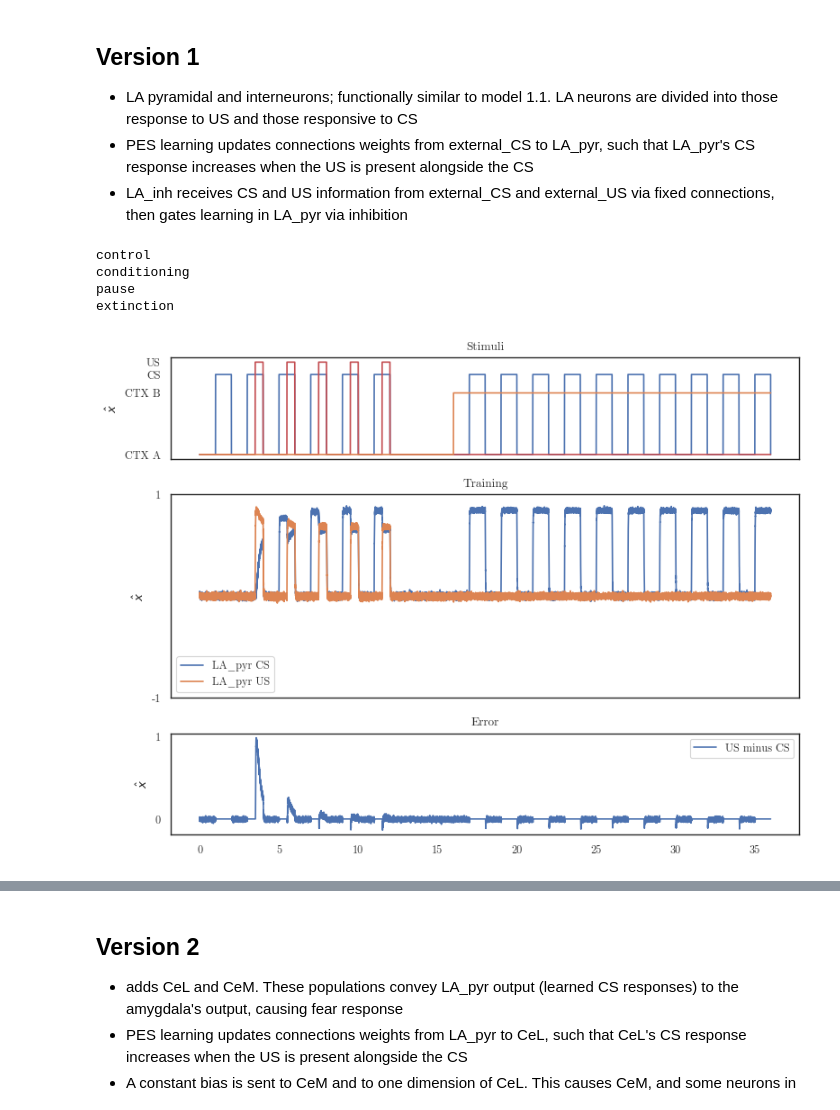
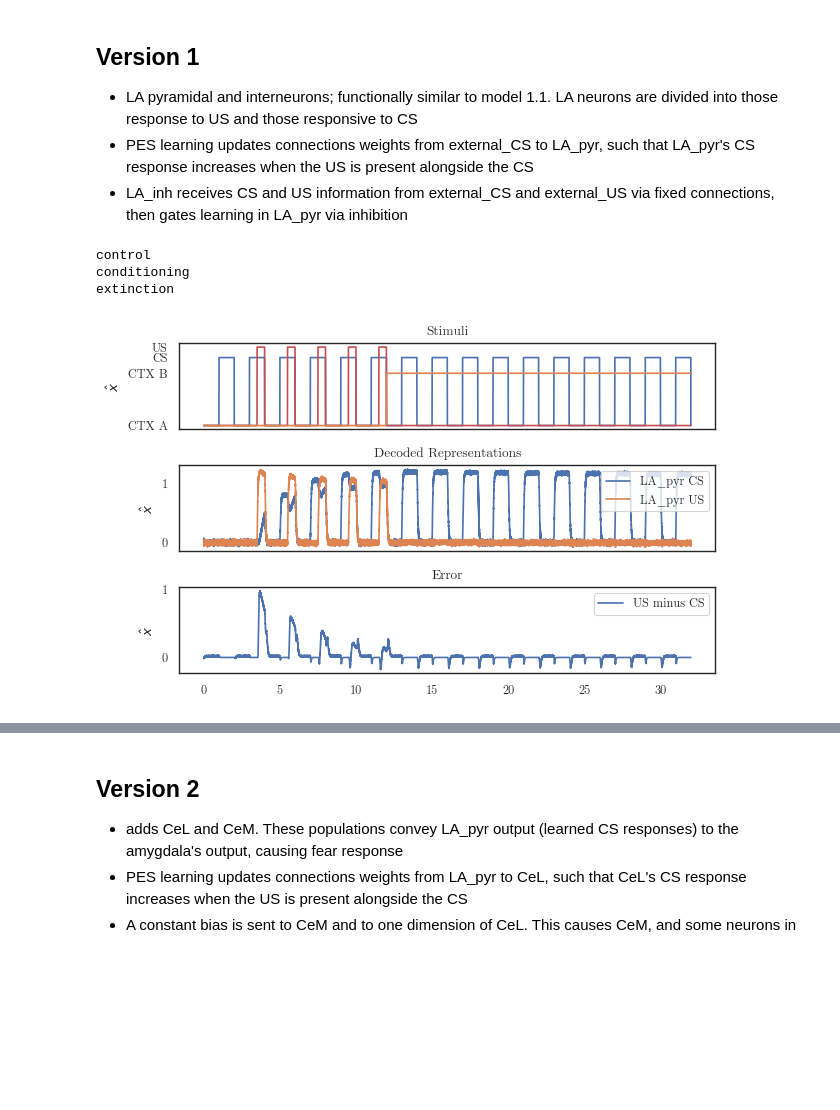
Before and after one commit to psipeter/amygdala, a Jupyter notebook: model2.ipynb, the cells around one changed output, grey strips where cells are left out. Cells and saved outputs as stored; diff of their text form; code cells hidden in the pictures; blank space fills up the shorter version.

```diff
--- a/model2.ipynb
+++ b/model2.ipynb
@@ -69,8 +69,9 @@ nCS = 1
 nCTX = 2
 intercept_CS = 0
 intercept_CTX = 0
-intercept_LA_pyr = -0.5
-lr = 1e-4  # learning_rate
+intercept_LA_pyr = -0.2
+lr = 5e-5
+
 rng = np.random.RandomState(seed=seed)
 sampler = ScatteredHypersphere(surface=True)
 
@@ -90,8 +91,8 @@ dInh = -3e0*np.ones((nNeurons, 1))
  - LA_inh receives CS and US information from external_CS and external_US via fixed connections, then gates learning in LA_pyr via inhibition
 # %%
 net = nengo.Network(seed=seed)
-net.config[nengo.Connection].synapse = 0.01
-net.config[nengo.Probe].synapse = 0.01
+net.config[nengo.Connection].synapse = 0.03
+net.config[nengo.Probe].synapse = 0.03
 
 with net:
     # inputs and outputs
@@ -103,20 +104,22 @@ with net:
     external_CS = nengo.Ensemble(dim_CS*nNeurons, dim_CS, intercepts=intercepts_CS, encoders=encoders_CS)
     external_US = nengo.Ensemble(nNeurons, 1)
     # amygdala ensembles
-    LA_pyr = nengo.Ensemble(2*nNeurons, 2, encoders=encoders_LA_pyr, intercepts=intercepts_LA_pyr)  # [CS, US]
-    LA_inh = nengo.Ensemble(2*nNeurons, 2)  # [CS, US]
+    LA_pyr = nengo.Ensemble(2*nNeurons, 2, radius=2, encoders=encoders_LA_pyr, intercepts=intercepts_LA_pyr)  # [CS, US]
+    LA_inh = nengo.Ensemble(2*nNeurons, 2, radius=2)  # [CS, US]
     # error ensembles
     error_LA = nengo.Ensemble(nNeurons, 1)
     # external connections
     nengo.Connection(CS, external_CS, synapse=None)
     nengo.Connection(US, external_US, synapse=None)
     nengo.Connection(external_CS, LA_inh[0], function=lambda x: np.sum(np.square(x)))  # any CS present
-    nengo.Connection(external_US, LA_inh[1])
     nengo.Connection(external_US, LA_pyr[1])
+    # internal connections
+    nengo.Connection(LA_pyr[1], LA_inh[1])
     # learned connections
     conditioning = nengo.Connection(external_CS, LA_pyr[0], function=lambda x: 0, learning_rule_type=nengo.PES(lr))
     # error connections
-    nengo.Connection(LA_pyr, error_LA, function=lambda x: x[1]-x[0])  # US - CS response
+    nengo.Connection(LA_pyr[0], error_LA, transform=-1)  # -CS response
+    nengo.Connection(LA_inh[1], error_LA, transform=+1)  # US
     # error gating
     nengo.Connection(LA_inh, error_LA.neurons, function=lambda x: x[0]-x[1], transform=dInh)  # inhibit if only CS present
     # error updating
@@ -143,12 +146,12 @@ with sim:
     inputs.US = 1
     for p in range(nCond):
         sim.run(2)
-    print("pause")
-    inputs.pause = True
-    inputs.CTX = np.zeros((dim_CTX))
-    inputs.US = 0
-    sim.run(4)
-    inputs.pause = False
+#     print("pause")
+#     inputs.pause = True
+#     inputs.CTX = np.zeros((dim_CTX))
+#     inputs.US = 0
+#     sim.run(4)
+#     inputs.pause = False
     print("extinction")
     inputs.CTX = inputs.CTXs[1]
     inputs.US = 0
@@ -157,29 +160,30 @@ with sim:
 # %% [output]
 control
 conditioning
-pause
 extinction
 # %%
 ctxA_idx = np.where(sim.data[pCTX]==inputs.CTXs[0])[0]
 ctxB_idx = np.where(sim.data[pCTX]==inputs.CTXs[1])[0]
 ctx_signal = np.zeros((sim.trange().shape[0]))
 ctx_signal[ctxB_idx] = 1
 
-fig, axes = plt.subplots(nrows=3, ncols=1, sharex=True, figsize=((8,6)), gridspec_kw={'height_ratios': [2,4,2]})
+fig, axes = plt.subplots(nrows=3, ncols=1, sharex=True, figsize=((6.38,4)), gridspec_kw={'height_ratios': [2,2,2]})
 axes[0].plot(sim.trange(), 1.3*np.linalg.norm(sim.data[pCS], ord=2, axis=1), label="CS present")
 axes[0].plot(sim.trange(), 1.5*sim.data[pUS], label="US", c='r')
 axes[0].plot(sim.trange(), ctx_signal, label="CTX")
 axes[0].set(yticks=((0,1,1.3,1.5)), yticklabels=(("CTX A","CTX B","CS","US")), ylabel=r"$\hat{x}$", title="Stimuli")
 axes[1].plot(sim.trange(), sim.data[pLA_pyr][:,0], label="LA_pyr CS")
 axes[1].plot(sim.trange(), sim.data[pLA_pyr][:,1], label="LA_pyr US")
-axes[1].legend()
-axes[1].set(yticks=((-1, 1)), yticklabels=((-1,1)), ylabel=r"$\hat{x}$", title="Training")
+axes[1].legend(loc='upper right')
+axes[1].set(yticks=((0, 1)), yticklabels=((0,1)), ylabel=r"$\hat{x}$", title="Decoded Representations")
 axes[2].plot(sim.trange(), sim.data[pError_LA], label="US minus CS")
 axes[2].legend()
 axes[2].set(ylabel=r"$\hat{x}$", title="Error", yticks=((0,1)))
 plt.tight_layout()
+fig.savefig("model2_LA_dynamics.svg")
+fig.savefig("model2_LA_dynamics.png", dpi=600)
 # %% [output]
-[figure, old version]
+[figure, new version]
 # %%
 T1a = int(1/dt)
 T1b = int(2/dt)
```
Also changed, not shown: parts of 28 cells of this notebook, 1 other file.
